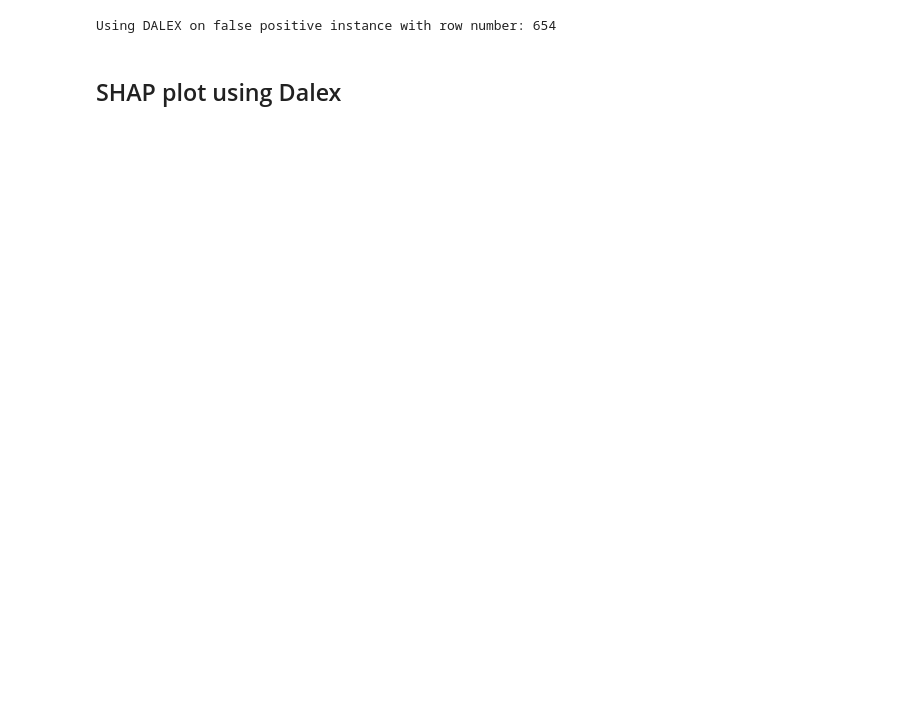
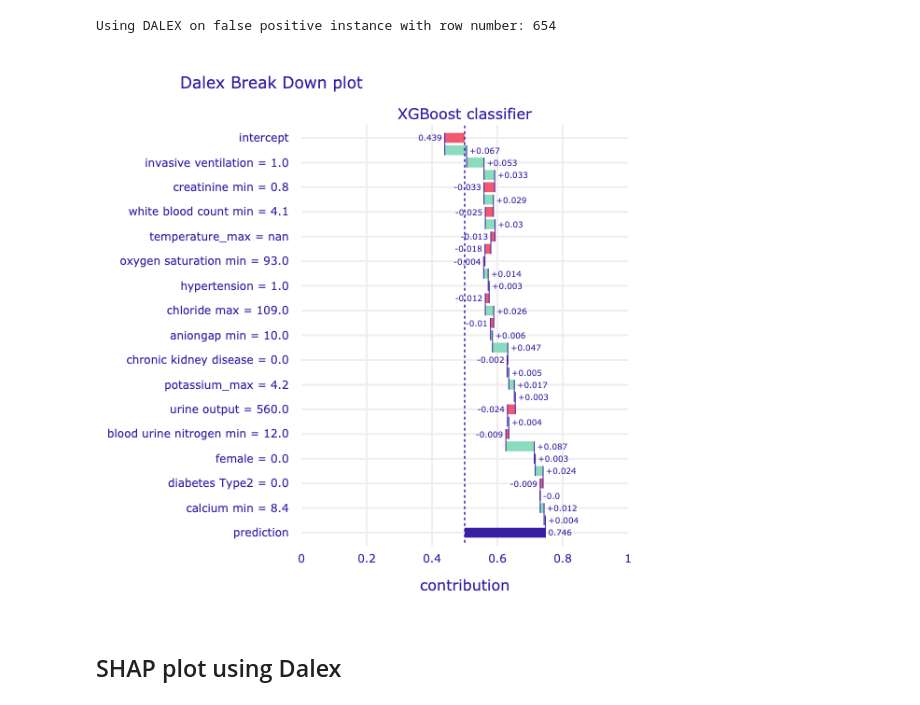
Before and after one commit to amirhkr/AKI_MIMIC4, a Jupyter notebook: ML_models_notebooks/SB_preadmisssion/preadmission_75_mean_180_7_days/XGB_preadmisssion_75_SB_6hr_fix.ipynb, the cells around one changed output. Cells and saved outputs as stored; diff of their text form; code cells hidden in the pictures; blank space fills up the shorter version.

Commit message:
plot to plng

```diff
--- a/ML_models_notebooks/SB_preadmisssion/preadmission_75_mean_180_7_days/XGB_preadmisssion_75_SB_6hr_fix.ipynb
+++ b/ML_models_notebooks/SB_preadmisssion/preadmission_75_mean_180_7_days/XGB_preadmisssion_75_SB_6hr_fix.ipynb
@@ -1091,7 +1091,12 @@ for k,df in error_df.items():
 # %% [output]
 Using DALEX on false positive instance with row number: 654
 # %%
- fig_plot.update_layout(width=600,height=600)
+from IPython.display import Image
+fig_plot.update_layout(width=600,height=600)
+img_bytes = fig_plot.to_image(format="png")
+Image(img_bytes)
+# %% [output]
+[figure, added]
 # %%
 fig_plot.update_layout(width=800,height=800)
 # %%
```
Also changed, not shown: parts of 6 cells of this notebook.
